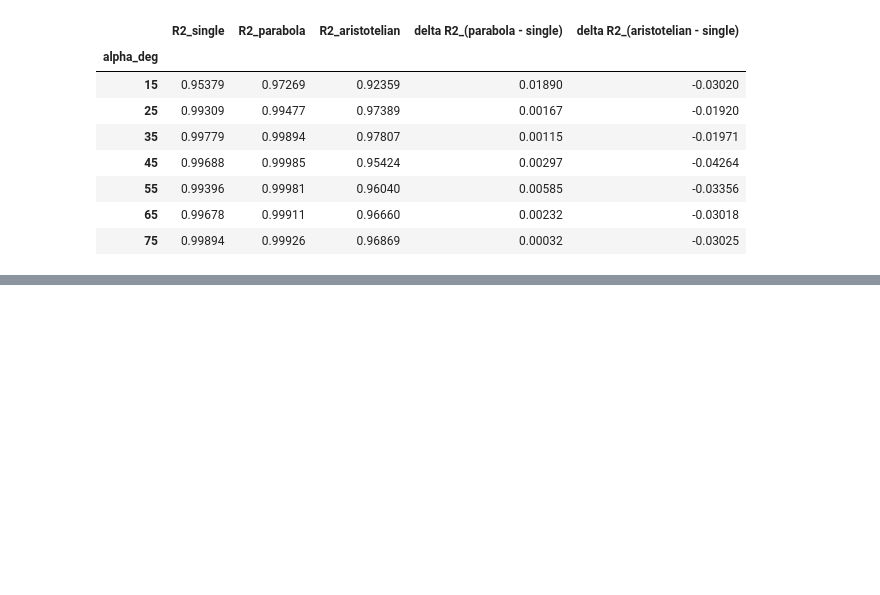
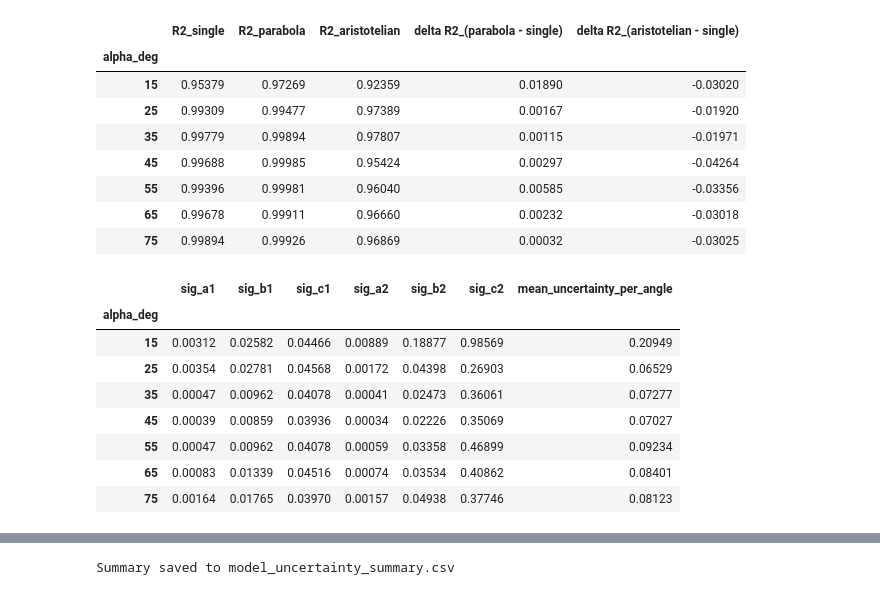
Before and after one commit to 28Tae/school, a Jupyter notebook: 26-misc/projectile_analysis.ipynb, the cells around one changed output, grey strips where cells are left out. Drawn from its saved outputs; the diff is of its cells as text; code cells hidden in the pictures; blank space fills up the shorter version.

```diff
--- a/26-misc/projectile_analysis.ipynb
+++ b/26-misc/projectile_analysis.ipynb
@@ -610,3 +610,77 @@ display(comparison_df.round(6))
 | 55 | 0.99396 | 0.99981 | 0.96040 | 0.00585 | -0.03356 |
 | 65 | 0.99678 | 0.99911 | 0.96660 | 0.00232 | -0.03018 |
 | 75 | 0.99894 | 0.99926 | 0.96869 | 0.00032 | -0.03025 |
+# %%
+# Uncertainty summary across angles for each model
+
+piecewise_uncertainty_df = pd.DataFrame({
+    'alpha_deg': ANGLES,
+}).set_index('alpha_deg')
+
+if not summary_df.empty:
+    piecewise_uncertainty_df = summary_df[[
+        'sig_a1', 'sig_b1', 'sig_c1',
+        'sig_a2', 'sig_b2', 'sig_c2'
+    ]].copy()
+    piecewise_uncertainty_df['mean_uncertainty_per_angle'] = piecewise_uncertainty_df.mean(axis=1)
+
+    piecewise_model_uncertainty = pd.DataFrame({
+        'parameter': ['a1', 'b1', 'c1', 'a2', 'b2', 'c2', 'model_mean'],
+        'avg_uncertainty': [
+            piecewise_uncertainty_df['sig_a1'].mean(),
+            piecewise_uncertainty_df['sig_b1'].mean(),
+            piecewise_uncertainty_df['sig_c1'].mean(),
+            piecewise_uncertainty_df['sig_a2'].mean(),
+            piecewise_uncertainty_df['sig_b2'].mean(),
+            piecewise_uncertainty_df['sig_c2'].mean(),
+            piecewise_uncertainty_df['mean_uncertainty_per_angle'].mean(),
+        ],
+    }).set_index('parameter')
+else:
+    piecewise_model_uncertainty = pd.DataFrame(columns=['avg_uncertainty'])
+
+aris_uncertainty_df = pd.DataFrame({
+    'alpha_deg': ANGLES,
+}).set_index('alpha_deg')
+
+if not summary_aris_df.empty:
+    aris_uncertainty_df = summary_aris_df[[
+        'sig_m1', 'sig_c1',
+        'sig_a2', 'sig_b2'
+    ]].copy()
+    aris_uncertainty_df['mean_uncertainty_per_angle'] = aris_uncertainty_df.mean(axis=1)
+
+    aris_model_uncertainty = pd.DataFrame({
+        'parameter': ['m1', 'c1', 'a2', 'b2_s', 'model_mean'],
+        'avg_uncertainty': [
+            aris_uncertainty_df['sig_m1'].mean(),
+            aris_uncertainty_df['sig_c1'].mean(),
+            aris_uncertainty_df['sig_a2'].mean(),
+            aris_uncertainty_df['sig_b2'].mean(),
+            aris_uncertainty_df['mean_uncertainty_per_angle'].mean(),
+        ],
+    }).set_index('parameter')
+else:
+    aris_model_uncertainty = pd.DataFrame(columns=['avg_uncertainty'])
+
+uncertainty_table = pd.concat({
+    'Piecewise parabolic': piecewise_model_uncertainty,
+    'Aristotelian': aris_model_uncertainty,
+}, axis=0)
+
+display(piecewise_uncertainty_df.round(6))
+display(aris_uncertainty_df.round(6))
+display(uncertainty_table.round(6))
+
+uncertainty_table.to_csv('model_uncertainty_summary.csv')
+print('Summary saved to model_uncertainty_summary.csv')
+# %% [output]
+|  | sig_a1 | sig_b1 | sig_c1 | sig_a2 | sig_b2 | sig_c2 | mean_uncertainty_per_angle |
+| alpha_deg |  |  |  |  |  |  |  |
+| 15 | 0.00312 | 0.02582 | 0.04466 | 0.00889 | 0.18877 | 0.98569 | 0.20949 |
+| 25 | 0.00354 | 0.02781 | 0.04568 | 0.00172 | 0.04398 | 0.26903 | 0.06529 |
+| 35 | 0.00047 | 0.00962 | 0.04078 | 0.00041 | 0.02473 | 0.36061 | 0.07277 |
+| 45 | 0.00039 | 0.00859 | 0.03936 | 0.00034 | 0.02226 | 0.35069 | 0.07027 |
+| 55 | 0.00047 | 0.00962 | 0.04078 | 0.00059 | 0.03358 | 0.46899 | 0.09234 |
+| 65 | 0.00083 | 0.01339 | 0.04516 | 0.00074 | 0.03534 | 0.40862 | 0.08401 |
+| 75 | 0.00164 | 0.01765 | 0.03970 | 0.00157 | 0.04938 | 0.37746 | 0.08123 |
@@ -612,0 +710 @@ display(comparison_df.round(6))
+Summary saved to model_uncertainty_summary.csv
```
Also changed, not shown: parts of 2 cells of this notebook.
